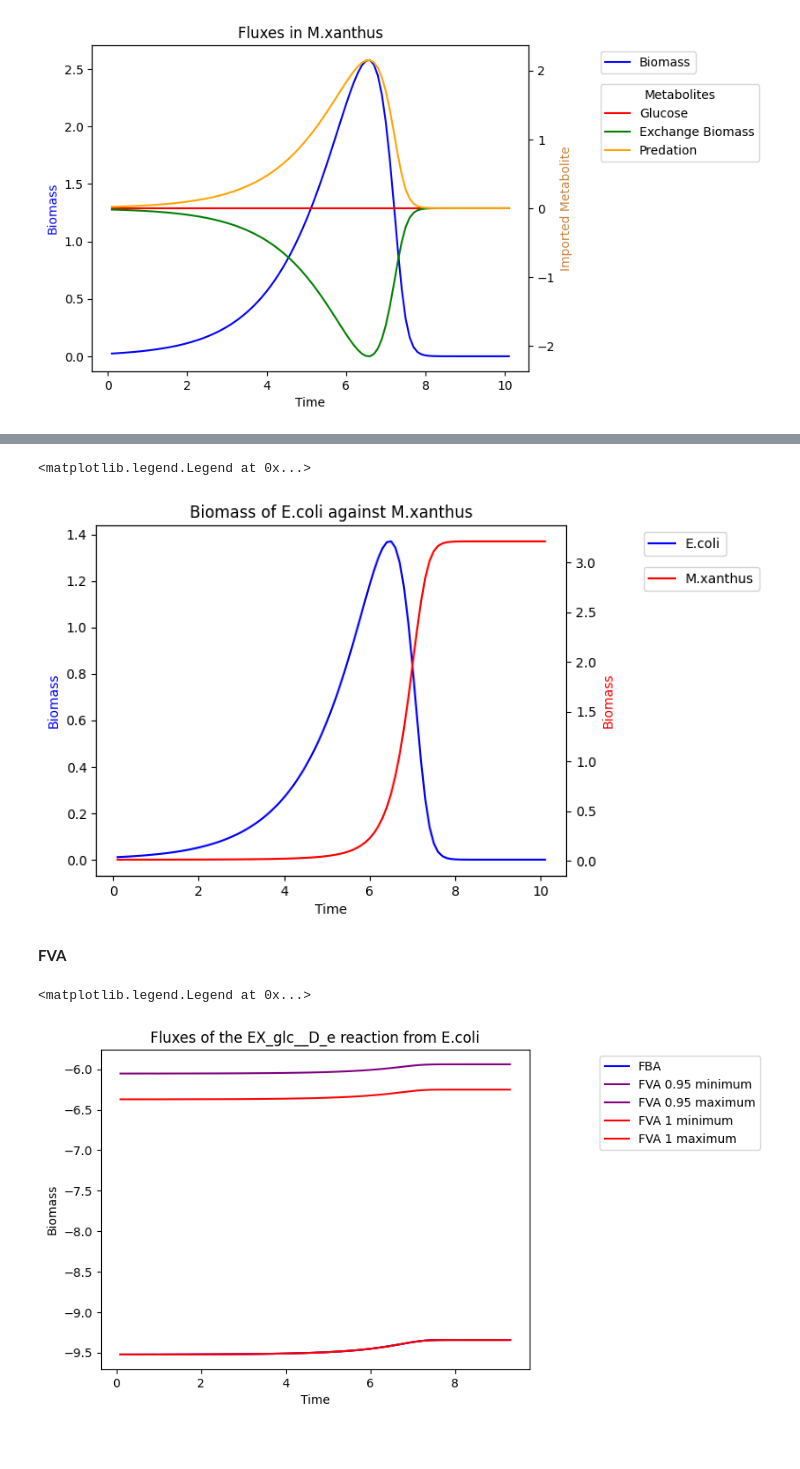
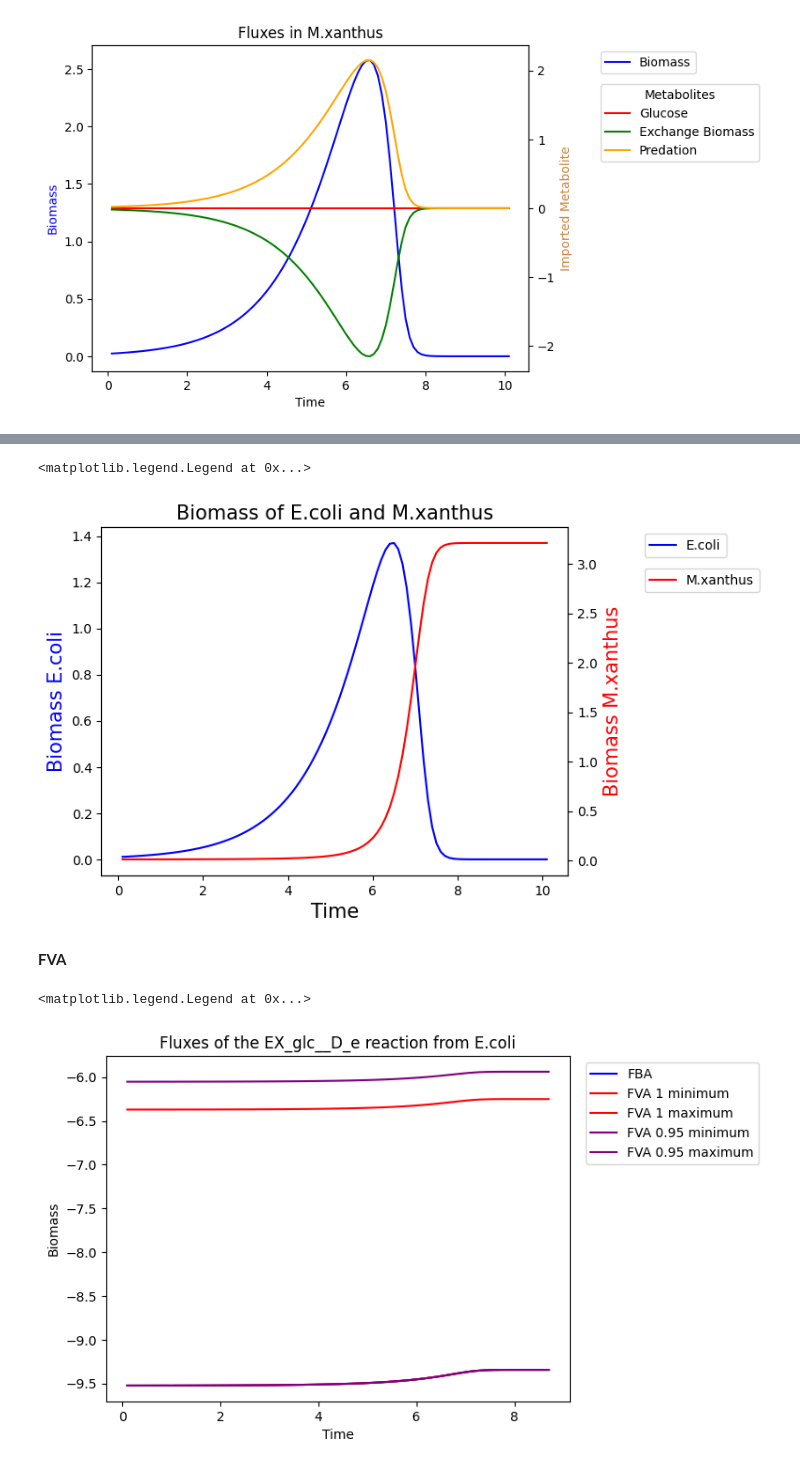
Before and after one commit to BondonMickael/M_xanthus-E_coli-Predation, a Jupyter notebook: notebooks/compart_model.ipynb, the cells around one changed output, grey strips where cells are left out. Saved outputs shown, nothing was run; the diff lists cells and outputs as text; code cells hidden in the pictures.

```diff
--- a/notebooks/compart_model.ipynb
+++ b/notebooks/compart_model.ipynb
@@ -359,12 +359,12 @@ def update_biomass(
 # if dico[i] == "inf":
 #     continue
 # %%
-FVA = True
+FVA = False
 t = 0
 tf = 10
-steps = 0.1  # should multiply equation by the step to get ... real step
+steps = 0.1
 time_point = [0]
-FVA_optimum = [1.0, 0.95]
+FVA_optimum = [0.95, 1.0]
 it = 1
 y = {
     "Glucose": 100,
@@ -417,10 +417,10 @@ with tqdm(total=tf) as pbar:
         y = update_metabolites(
             fluxes_E_coli, y, dico_e, export, Biomass_E[it - 1], steps
         )  # update the environment
-        with open(f"FVA_Pb/environemnt_{it}.txt", "w") as file:
-            for k in y.keys():
-                file.write(f"{k}:{y[k]}\n")
-            file.write(str(Biomass_E[-1]))
+        # with open(f"FVA_Pb/environemnt_{it}.txt", "w") as file:
+        #     for k in y.keys():
+        #         file.write(f"{k}:{y[k]}\n")
+        #     file.write(str(Biomass_E[-1]))
 
         add_dynamic_bounds(
             M_xanthus, y, dico_m, Biomass_E[it - 1]
@@ -608,16 +590,16 @@ ax.plot(
 ax2 = plt.twinx(ax)
 ax2.plot(time_point[1:], Biomass_M[1:], color="red", label="M.xanthus")
 
-ax.set_ylabel("Biomass", color="blue")  # set the name
-ax2.set_ylabel("Biomass", color="red")
-ax.set_xlabel("Time")
+ax.set_ylabel("Biomass E.coli", color="blue", size = 15)  # set the name
+ax2.set_ylabel("Biomass M.xanthus", color="red", size = 15)
+ax.set_xlabel("Time", size = 15)
 
-ax.set_title("Biomass of E.coli against M.xanthus")  # set the title
+ax.set_title("Biomass of E.coli and M.xanthus", size = 15)  # set the title
 ax.legend(bbox_to_anchor=(1.15, 1), loc="upper left")  # show the legend
 ax2.legend(bbox_to_anchor=(1.15, 0.90), loc="upper left")
 # %% [output]
 <matplotlib.legend.Legend at 0x...>
-[figure, old version]
+[figure, new version]
 # %% [markdown]
 **FVA**
 # %%
@@ -643,40 +625,40 @@ for file in os.listdir(directory):
 files_list_95.sort()
 files_list_1.sort()
 
 for i in files_list_95:
     Table = pd.read_csv(
         f"/home/mickael/github/M_xanthus-E_coli-Predation/FVA/E_Coli/{i}", index_col=0
     )
     biomass_1_min.append(Table.loc[R].iloc[0])
     biomass_1_max.append(Table.loc[R].iloc[1])
 
 for i in files_list_1:
     Table = pd.read_csv(
         f"/home/mickael/github/M_xanthus-E_coli-Predation/FVA/E_Coli/{i}", index_col=0
     )
     biomass_2_min.append(Table.loc[R].iloc[0])
     biomass_2_max.append(Table.loc[R].iloc[1])
 
 for j in fluxes_E:
     biomass_E.append(j[R])
 
 ax = plt.subplot(111)
 ax.plot(
-    time_point[1:94], biomass_E[0:93], color="blue", label="FBA"
+    time_point[1:88], biomass_E[0:87], color="blue", label="FBA"
 )  # plot the biomass flux of E_coli
-ax.plot(time_point[1:94], biomass_1_min, color="purple", label="FVA 0.95 minimum")
-ax.plot(time_point[1:94], biomass_1_max, color="purple", label="FVA 0.95 maximum")
-ax.plot(time_point[1:94], biomass_2_min, color="red", label="FVA 1 minimum")
-ax.plot(time_point[1:94], biomass_2_max, color="red", label="FVA 1 maximum")
+ax.plot(time_point[1:88], biomass_2_min, color="red", label="FVA 1 minimum")
+ax.plot(time_point[1:88], biomass_2_max, color="red", label="FVA 1 maximum")
+ax.plot(time_point[1:88], biomass_1_min, color="purple", label="FVA 0.95 minimum")
+ax.plot(time_point[1:88], biomass_1_max, color="purple", label="FVA 0.95 maximum")
 
 ax.set_ylabel("Biomass")  # set the name
 ax.set_xlabel("Time")
 
 ax.set_title(f"Fluxes of the {R} reaction from E.coli")  # set the title
-ax.legend(bbox_to_anchor=(1.15, 1), loc="upper left")  # show the legend
+ax.legend(bbox_to_anchor=(1.02, 1), loc="upper left")  # show the legend
 # %% [output]
 <matplotlib.legend.Legend at 0x...>
-[figure, old version]
+[figure, new version]
 # %%
 R = "PR_BIOMASS"
 
```
Also changed, not shown: parts of 10 cells of this notebook, 2 other files.
